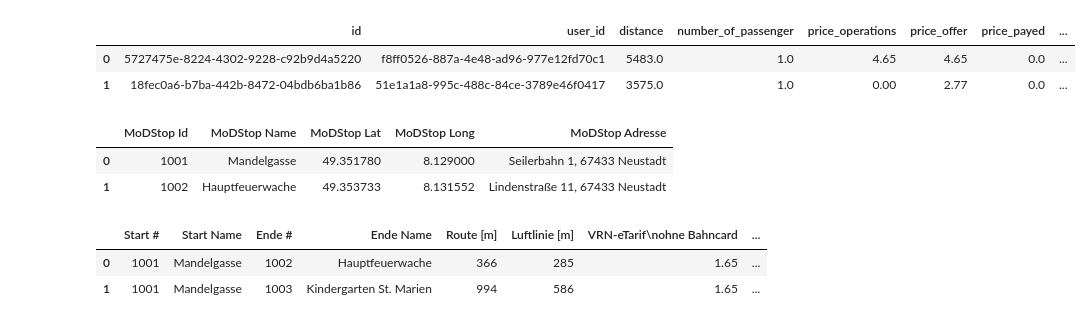
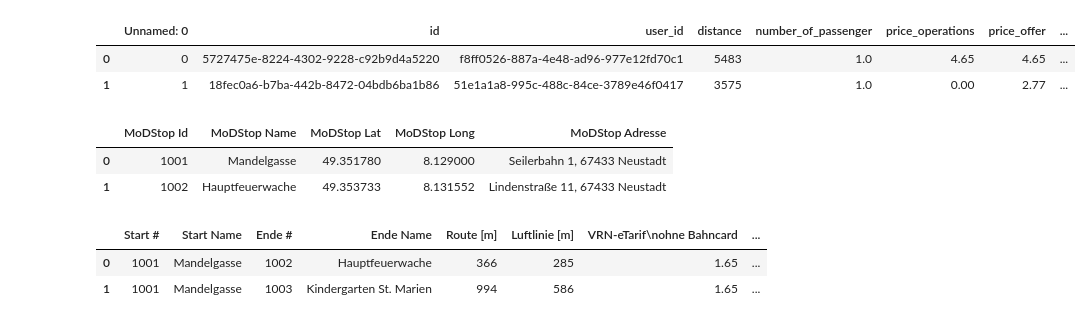
Before and after one commit to Lukas-Dierkes/vehicle-stream-team-project, a Jupyter notebook: vehicle_stream_pipeline/ride_simulation.ipynb, the cells around one changed output. Cells and saved outputs as stored; diff of their text form; code cells hidden in the pictures.

```diff
--- a/vehicle_stream_pipeline/ride_simulation.ipynb
+++ b/vehicle_stream_pipeline/ride_simulation.ipynb
@@ -17,17 +17,17 @@ pd.set_option('display.max_columns', None)
 # %%
 repo = git.Repo(".", search_parent_directories=True).git.rev_parse(
     "--show-toplevel"
 )
-df = pd.read_csv(f"{repo}/data/cleaning/cleaned_1658850129.csv")
+df = pd.read_excel(f"{repo}/data/cleaning/test_cleaned.xlsx")
 df_stops = pd.read_excel(
     f"{repo}/data/other/MoDstops+Preismodell.xlsx", sheet_name="MoDstops"
 )
 
 df.head(2)
 # %% [output]
-|  | id | user_id | distance | number_of_passenger | price_operations | price_offer | price_payed | ... |
-| 0 | 5727475e-8224-4302-9228-c92b9d4a5220 | f8ff0526-887a-4e48-ad96-977e12fd70c1 | 5483.0 | 1.0 | 4.65 | 4.65 | 0.0 | ... |
-| 1 | 18fec0a6-b7ba-442b-8472-04bdb6ba1b86 | 51e1a1a8-995c-488c-84ce-3789e46f0417 | 3575.0 | 1.0 | 0.00 | 2.77 | 0.0 | ... |
+|  | Unnamed: 0 | id | user_id | distance | number_of_passenger | price_operations | price_offer | ... |
+| 0 | 0 | 5727475e-8224-4302-9228-c92b9d4a5220 | f8ff0526-887a-4e48-ad96-977e12fd70c1 | 5483 | 1.0 | 4.65 | 4.65 | ... |
+| 1 | 1 | 18fec0a6-b7ba-442b-8472-04bdb6ba1b86 | 51e1a1a8-995c-488c-84ce-3789e46f0417 | 3575 | 1.0 | 0.00 | 2.77 | ... |
 # %%
 df_stops = pd.read_excel(
     f"{repo}/data/other/MoDstops+Preismodell.xlsx", sheet_name="MoDstops"
```
Also changed, not shown: parts of 13 cells of this notebook.
